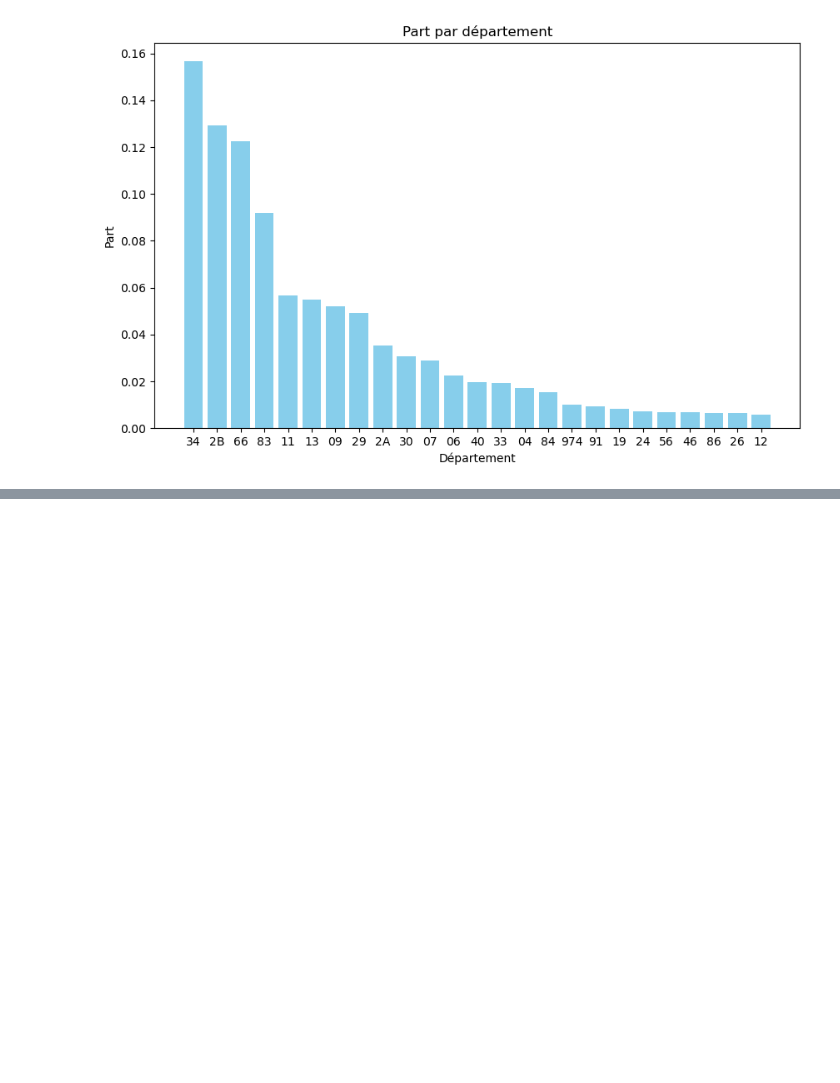
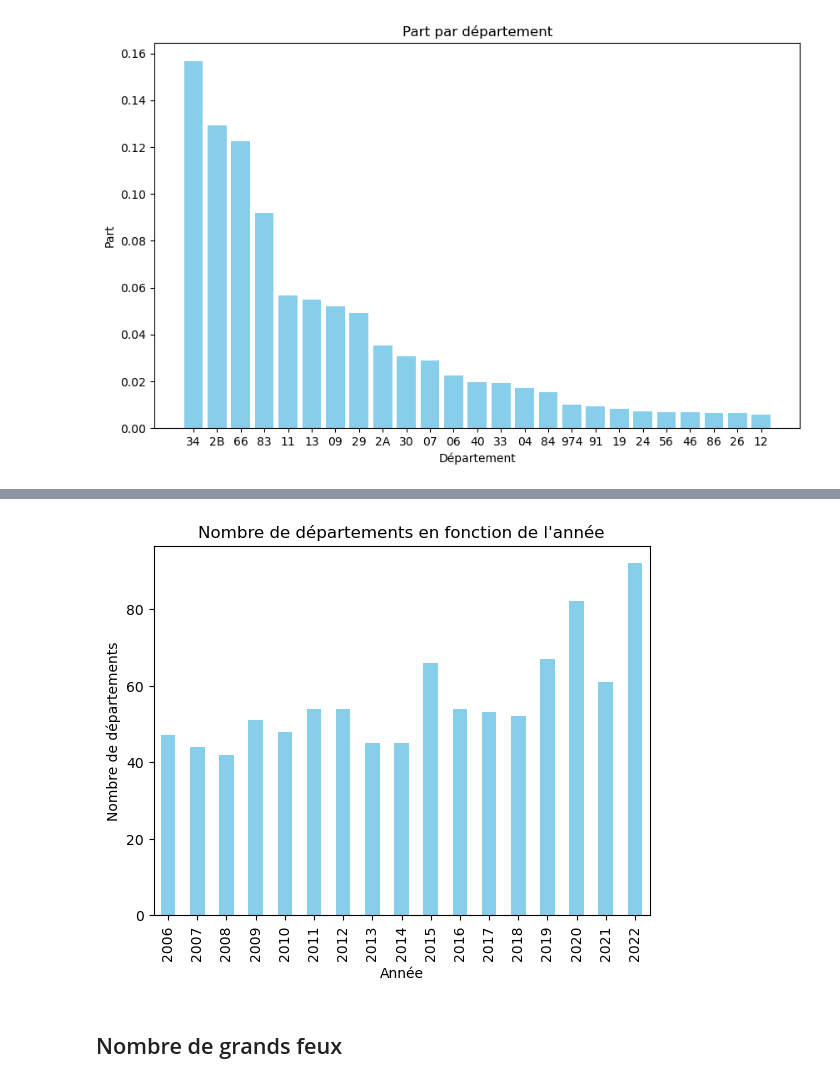
Before and after one commit to jjulietteschneider/Analyse-du-risque-des-feux-de-for-t, a Jupyter notebook: diagrammes.ipynb, the cells around one changed output, grey strips where cells are left out. Saved outputs shown, nothing was run; the diff lists cells and outputs as text; code cells hidden in the pictures; blank space fills up the shorter version.

```diff
--- a/diagrammes.ipynb
+++ b/diagrammes.ipynb
@@ -57,0 +80,16 @@ plt.show()
+# %%
+result = df.groupby('Année')['Département'].nunique()
+# %%
+result.plot(kind='bar', color='skyblue')
+
+# Ajouter des titres et des labels d'axe
+plt.title('Nombre de départements en fonction de l\'année')
+plt.xlabel('Année')
+plt.ylabel('Nombre de départements')
+
+# Afficher le graphe
+plt.show()
+# %% [output]
+[figure, added]
+# %% [markdown]
+## Nombre de grands feux
```
Also changed, not shown: parts of 8 cells of this notebook.
